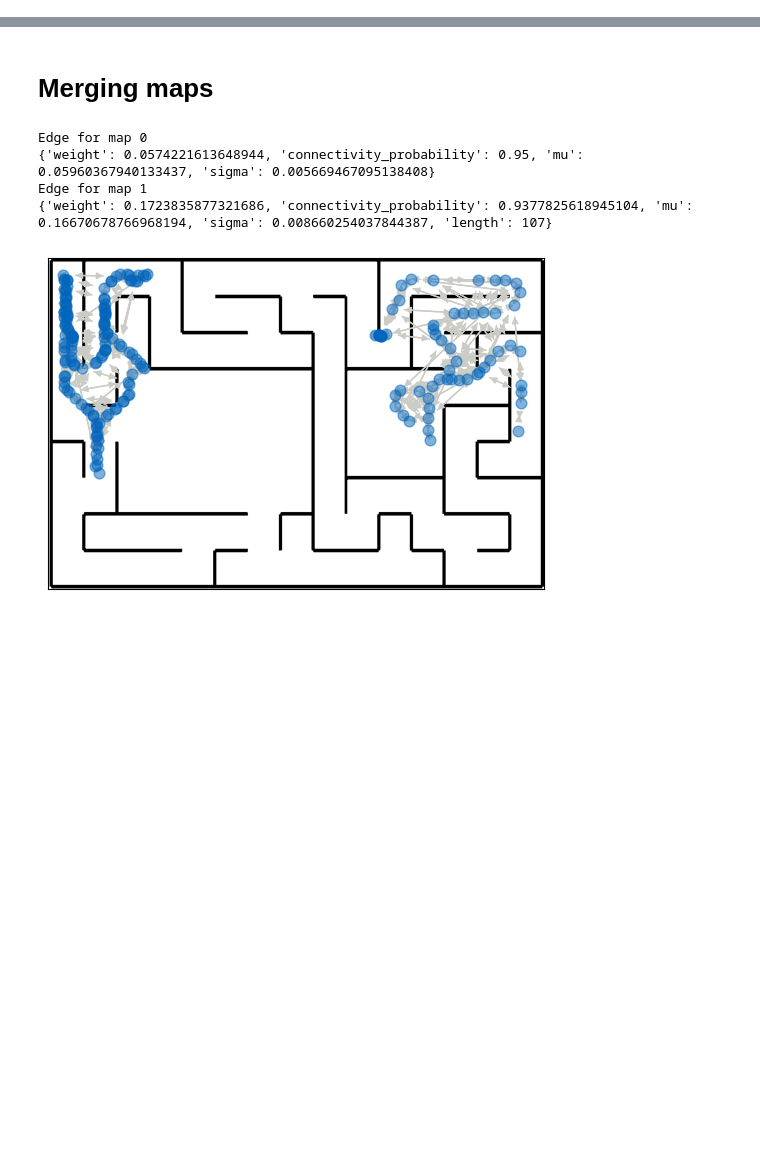
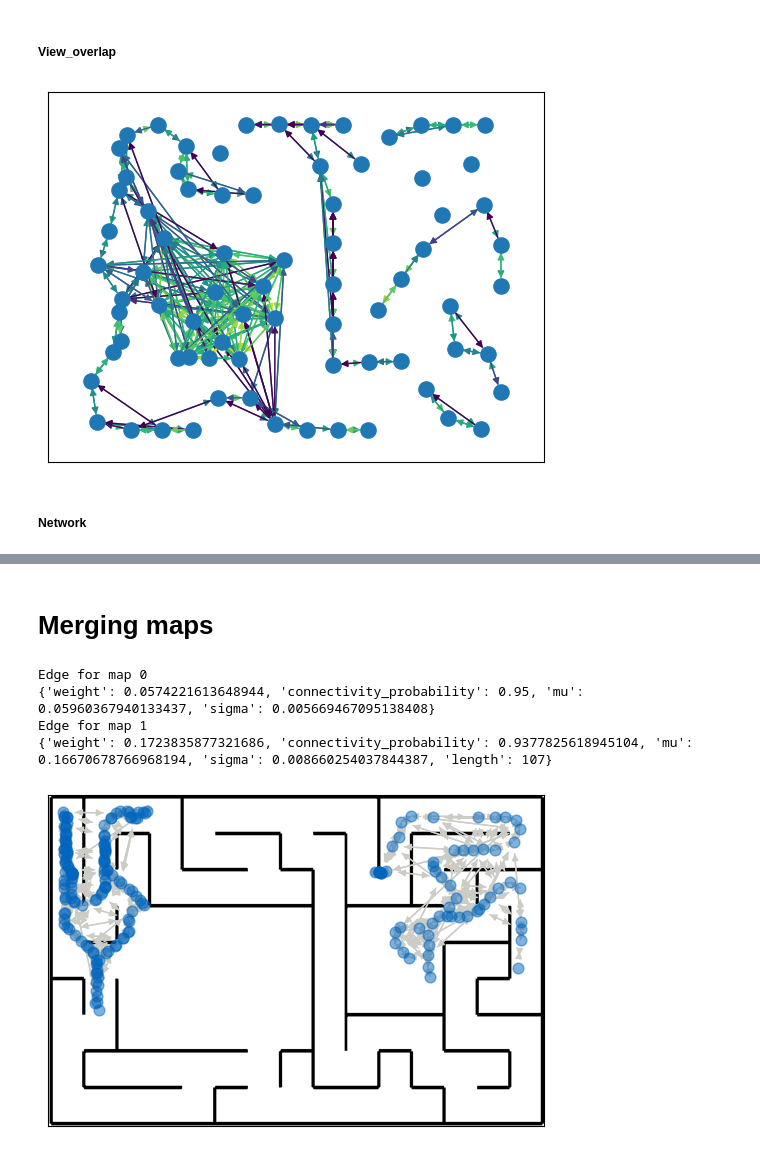
Before and after one commit to Warggr/bio-inspired-navigation, a Jupyter notebook: scripts/show_cogmaps.ipynb, the cells around one changed output, grey strips where cells are left out. Cells and saved outputs as stored; diff of their text form; code cells hidden in the pictures; blank space fills up the shorter version.

```diff
--- a/scripts/show_cogmaps.ipynb
+++ b/scripts/show_cogmaps.ipynb
@@ -69,0 +79,8 @@ Average error: 4.2259056677572
+# %% [markdown]
+##### View_overlap
+# %%
+draw_network_with_re(reachability_estimator_factory('view_overlap'))
+# %% [output]
+[figure, added]
+# %% [markdown]
+##### Network
```
Also changed, not shown: parts of 21 cells of this notebook, 1 other file.
